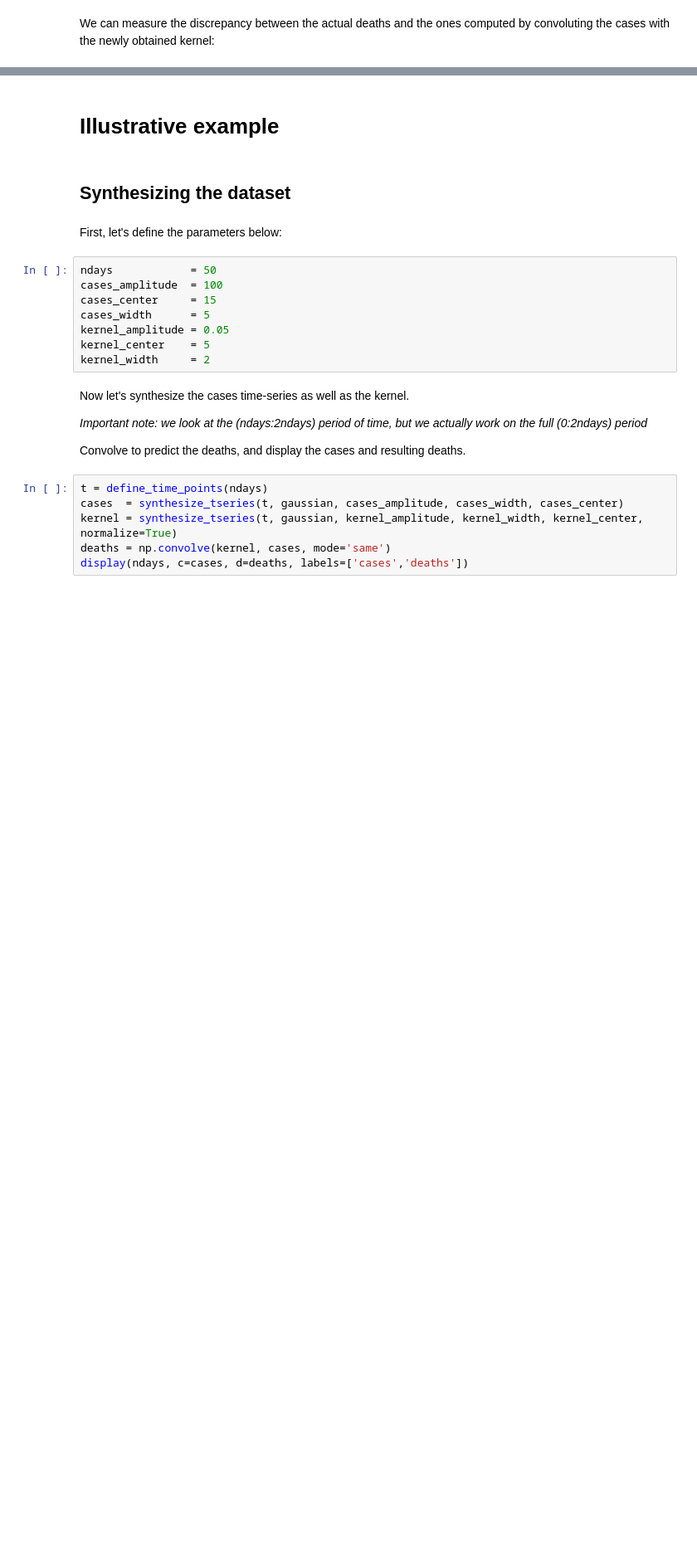
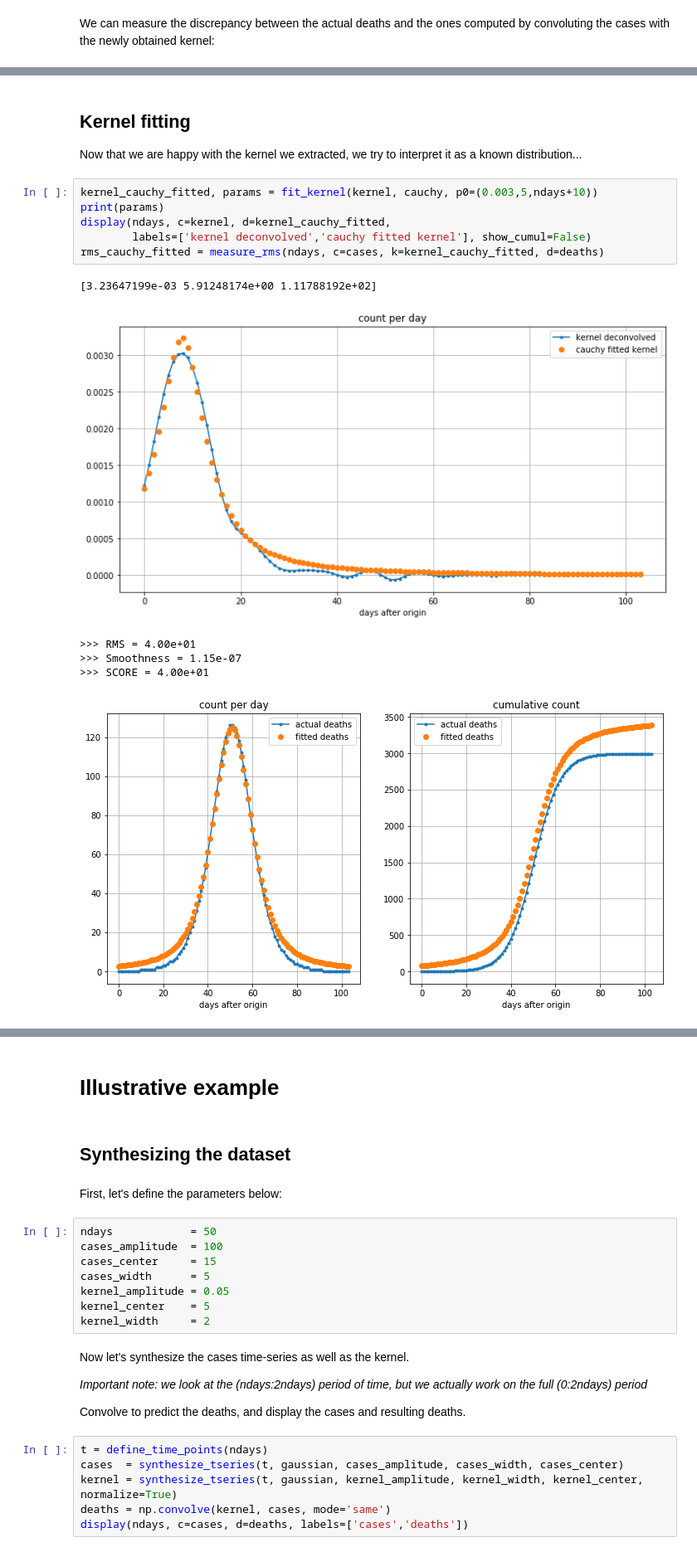
Before and after one commit to fredericpoitevin/tseries-deconvolution, a Jupyter notebook: Deconvolution_of_Michael_coronavirus_data.ipynb, the cells around one changed output, grey strips where cells are left out. Shown at 83% size. Drawn from its saved outputs; the diff is of its cells as text; blank space fills up the shorter version.

```diff
--- a/Deconvolution_of_Michael_coronavirus_data.ipynb
+++ b/Deconvolution_of_Michael_coronavirus_data.ipynb
@@ -121 +117,18 @@ kernel_gaussian_sum_fitted, params = fit_kernel_v2(kernel, gaussian_sum, p0=(0.0
+# %% [markdown]
+## Kernel fitting
+
+Now that we are happy with the kernel we extracted, we try to interpret it as a known distribution...
+# %%
+kernel_cauchy_fitted, params = fit_kernel(kernel, cauchy, p0=(0.003,5,ndays+10))
+print(params)
+display(ndays, c=kernel, d=kernel_cauchy_fitted,
+        labels=['kernel deconvolved','cauchy fitted kernel'], show_cumul=False)
+rms_cauchy_fitted = measure_rms(ndays, c=cases, k=kernel_cauchy_fitted, d=deaths)
+# %% [output]
+[3.23647199e-03 5.91248174e+00 1.11788192e+02]
+[figure, added]
+>>> RMS = 4.00e+01
+>>> Smoothness = 1.15e-07
+>>> SCORE = 4.00e+01
+[figure, added]
 # %%
```
Also changed, not shown: parts of 18 cells of this notebook.
